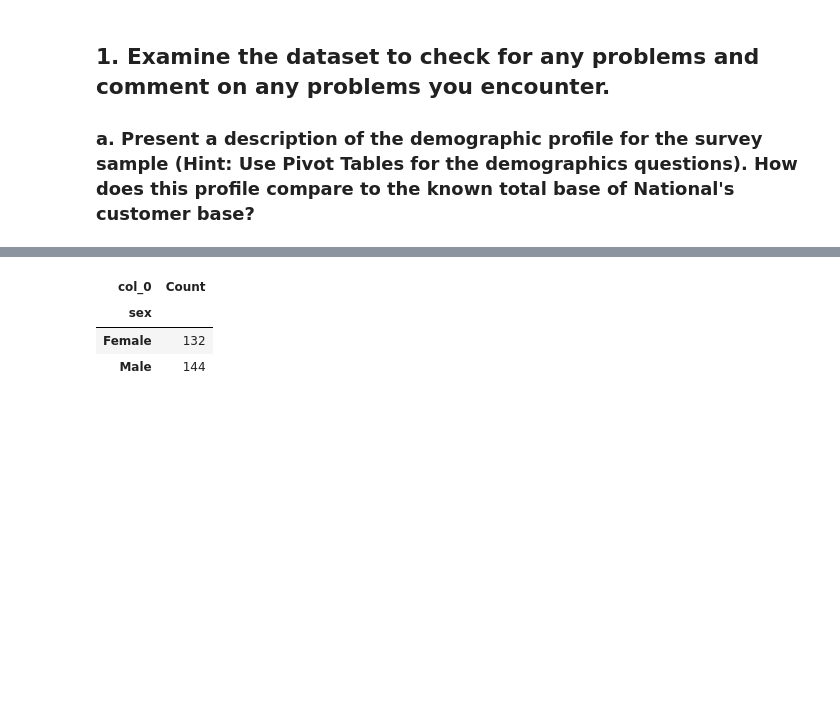
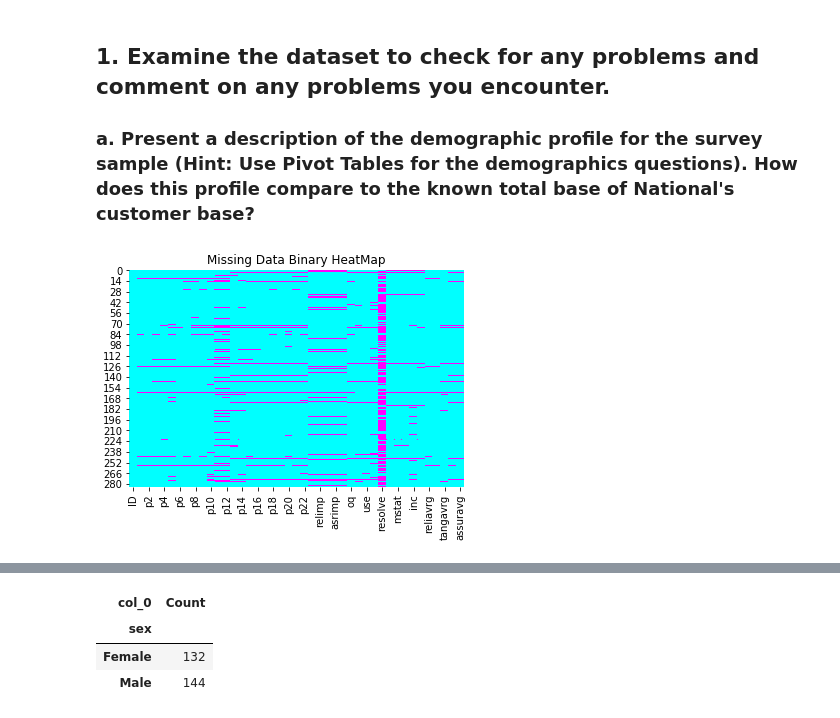
Before and after one commit to ktkuwahara/sharing-repository, a Jupyter notebook: National Insurance.ipynb, the cells around one changed output, grey strips where cells are left out. Cells and saved outputs as stored; diff of their text form; code cells hidden in the pictures; blank space fills up the shorter version.

```diff
--- a/National Insurance.ipynb
+++ b/National Insurance.ipynb
@@ -25,3 +15,10 @@ Index(['ID', 'p1', 'p2', 'p3', 'p4', 'p5', 'p6', 'p7', 'p8', 'p9', 'p10',
 ## 1. Examine the dataset to check for any problems and comment on any problems you encounter.
 
 ### a. Present a description of the demographic profile for the survey sample (Hint: Use Pivot Tables for the demographics questions). How does this profile compare to the known total base of National's customer base?
+# %%
+# Make a heatmap to show where the data is missing
+missing_data = sns.heatmap(df.isnull(), cmap = "cool", cbar = False)
+missing_data.set_title("Missing Data Binary HeatMap")
+plt.show()
+# %% [output]
+[figure, added]
```
Also changed, not shown: parts of 12 cells of this notebook.
